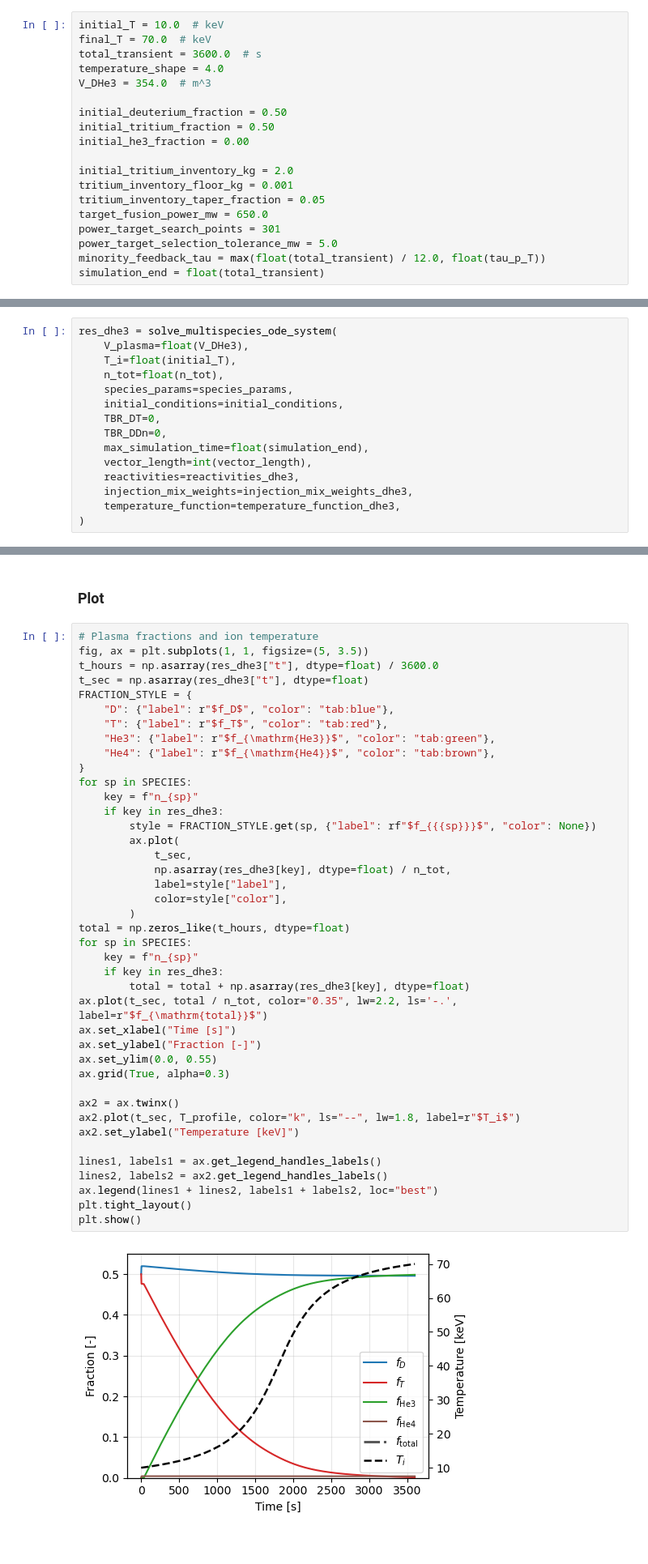
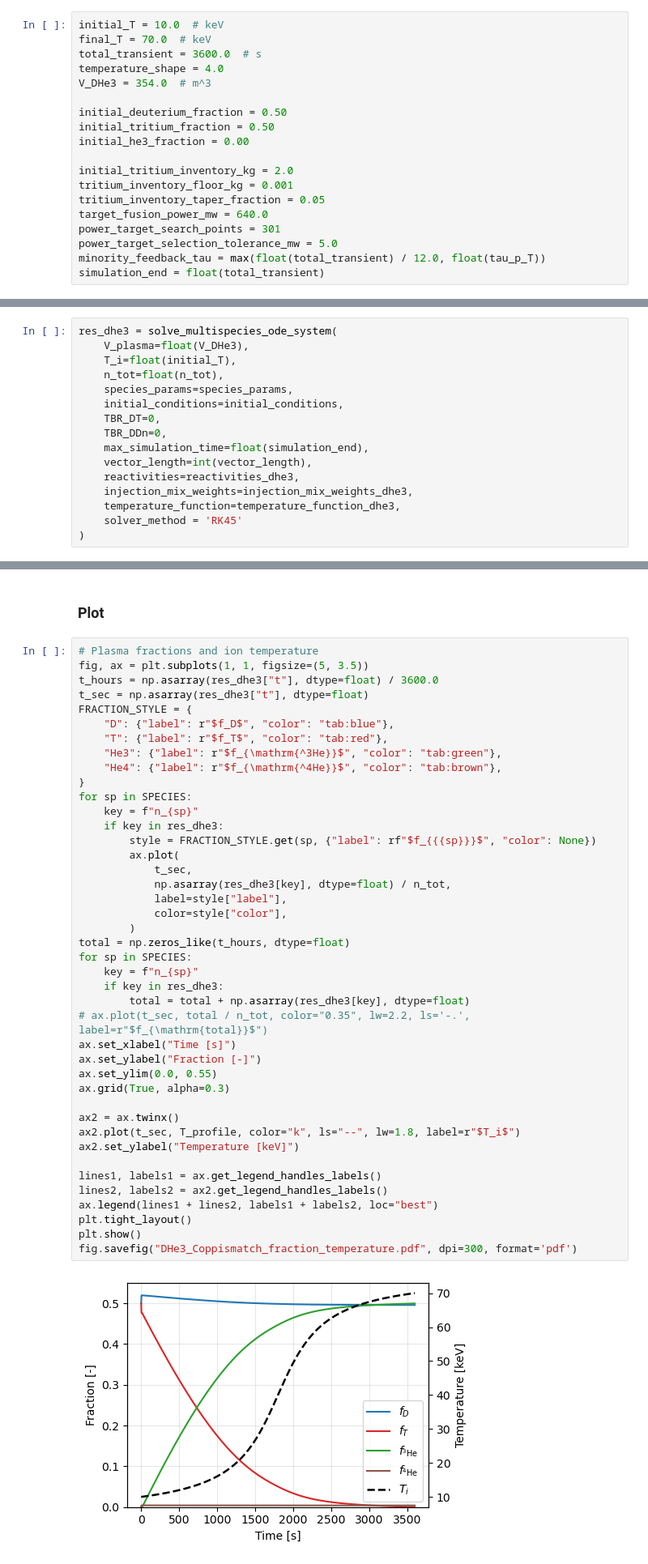
Before and after one commit to AlessMor/multispecies_fuelcycle, a Jupyter notebook: examples/Multispecies/multispecies_DHe3_CoppisMatch.ipynb, the cells around one changed output, grey strips where cells are left out. Shown at 81% size. Saved outputs shown, nothing was run; the diff lists cells and outputs as text.

```diff
--- a/examples/Multispecies/multispecies_DHe3_CoppisMatch.ipynb
+++ b/examples/Multispecies/multispecies_DHe3_CoppisMatch.ipynb
@@ -29,7 +29,7 @@ initial_he3_fraction = 0.00
 initial_tritium_inventory_kg = 2.0
 tritium_inventory_floor_kg = 0.001
 tritium_inventory_taper_fraction = 0.05
-target_fusion_power_mw = 650.0
+target_fusion_power_mw = 640.0
 power_target_search_points = 301
 power_target_selection_tolerance_mw = 5.0
 minority_feedback_tau = max(float(total_transient) / 12.0, float(tau_p_T))
@@ -445,6 +441,7 @@ res_dhe3 = solve_multispecies_ode_system(
     reactivities=reactivities_dhe3,
     injection_mix_weights=injection_mix_weights_dhe3,
     temperature_function=temperature_function_dhe3,
+    solver_method = 'RK45'
 )
 # %%
 # ----- Guard: check for solver failure -----
@@ -531,41 +528,42 @@ t_sec = np.asarray(res_dhe3["t"], dtype=float)
 FRACTION_STYLE = {
     "D": {"label": r"$f_D$", "color": "tab:blue"},
     "T": {"label": r"$f_T$", "color": "tab:red"},
-    "He3": {"label": r"$f_{\mathrm{He3}}$", "color": "tab:green"},
-    "He4": {"label": r"$f_{\mathrm{He4}}$", "color": "tab:brown"},
+    "He3": {"label": r"$f_{\mathrm{^3He}}$", "color": "tab:green"},
+    "He4": {"label": r"$f_{\mathrm{^4He}}$", "color": "tab:brown"},
 }
 for sp in SPECIES:
     key = f"n_{sp}"
     if key in res_dhe3:
         style = FRACTION_STYLE.get(sp, {"label": rf"$f_{{{sp}}}$", "color": None})
         ax.plot(
             t_sec,
             np.asarray(res_dhe3[key], dtype=float) / n_tot,
             label=style["label"],
             color=style["color"],
         )
 total = np.zeros_like(t_hours, dtype=float)
 for sp in SPECIES:
     key = f"n_{sp}"
     if key in res_dhe3:
         total = total + np.asarray(res_dhe3[key], dtype=float)
-ax.plot(t_sec, total / n_tot, color="0.35", lw=2.2, ls='-.', label=r"$f_{\mathrm{total}}$")
+# ax.plot(t_sec, total / n_tot, color="0.35", lw=2.2, ls='-.', label=r"$f_{\mathrm{total}}$")
 ax.set_xlabel("Time [s]")
 ax.set_ylabel("Fraction [-]")
 ax.set_ylim(0.0, 0.55)
 ax.grid(True, alpha=0.3)
 
 ax2 = ax.twinx()
 ax2.plot(t_sec, T_profile, color="k", ls="--", lw=1.8, label=r"$T_i$")
 ax2.set_ylabel("Temperature [keV]")
 
 lines1, labels1 = ax.get_legend_handles_labels()
 lines2, labels2 = ax2.get_legend_handles_labels()
 ax.legend(lines1 + lines2, labels1 + labels2, loc="best")
 plt.tight_layout()
 plt.show()
+fig.savefig("DHe3_Coppismatch_fraction_temperature.pdf", dpi=300, format='pdf')
 # %% [output]
-[figure, old version]
+[figure, new version]
 # %%
 # Storage inventories
 fig, ax = plt.subplots(1, 1, figsize=(9, 4.5))
```
Also changed, not shown: parts of 7 cells of this notebook, 40 other files.
